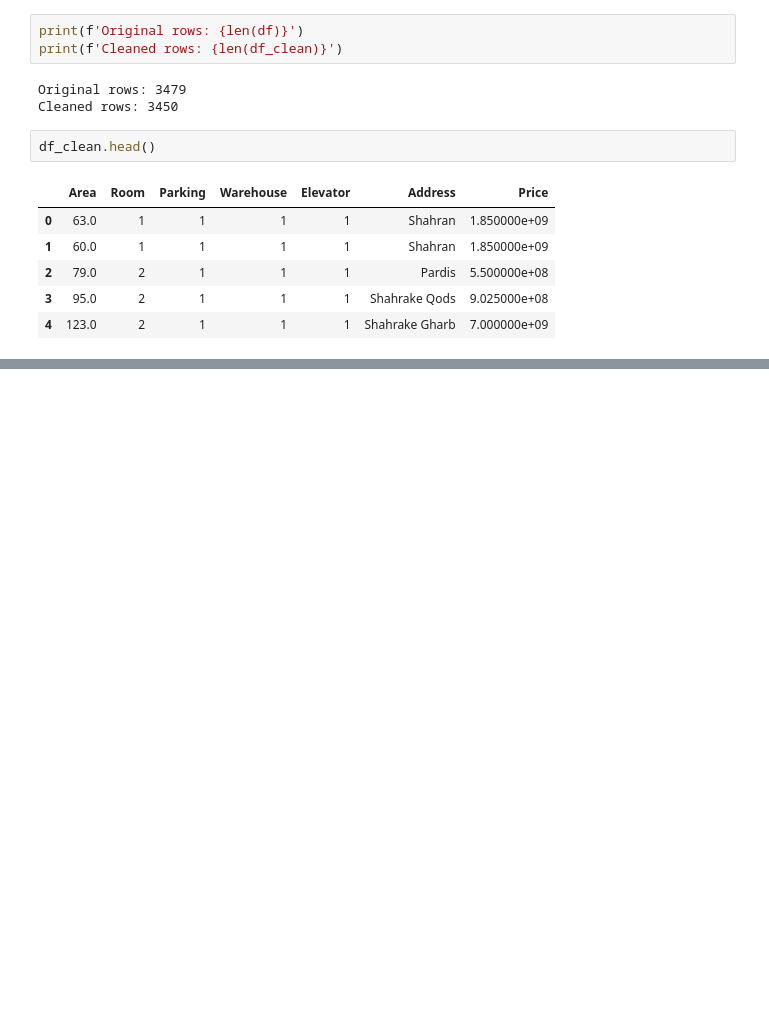
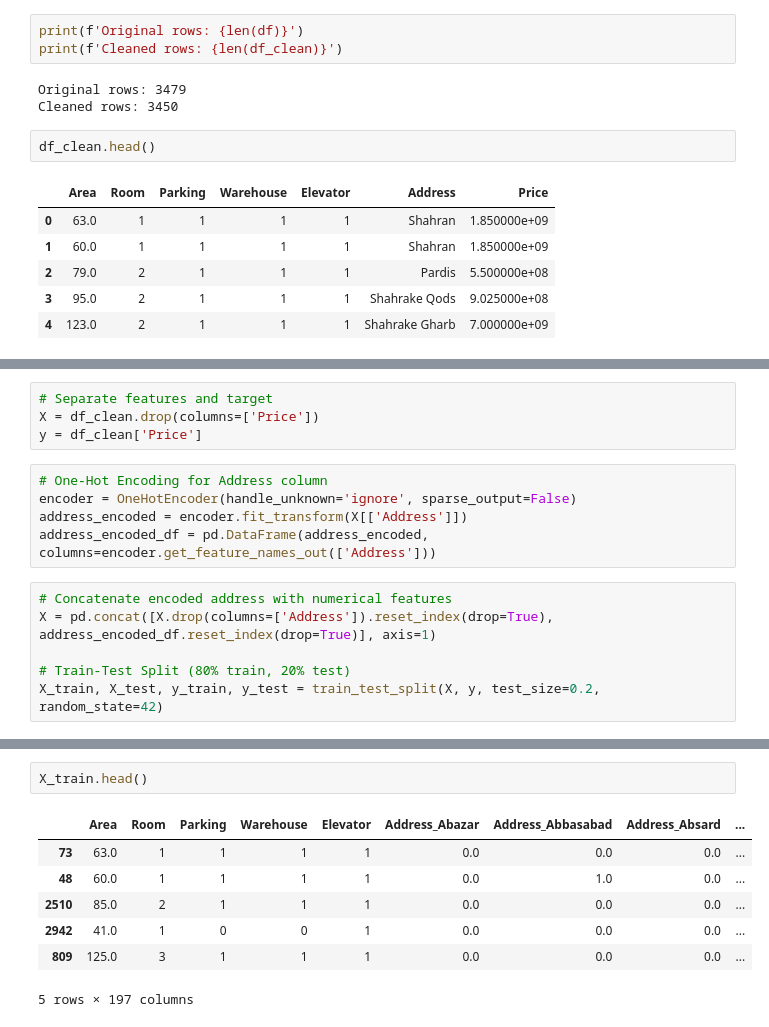
Before and after one commit to fatiimahoseini/House-Price-Prediction-Tehran, a Jupyter notebook: notebooks/EDA_Modeling.ipynb, the cells around one changed output, grey strips where cells are left out. Cells and saved outputs as stored; diff of their text form; blank space fills up the shorter version.

Commit message:
Feature Engineering and Train-Test Split

```diff
--- a/notebooks/EDA_Modeling.ipynb
+++ b/notebooks/EDA_Modeling.ipynb
@@ -216,0 +230,15 @@ df_clean.head()
+# %%
+# Separate features and target
+X = df_clean.drop(columns=['Price'])
+y = df_clean['Price']
+# %%
+# One-Hot Encoding for Address column
+encoder = OneHotEncoder(handle_unknown='ignore', sparse_output=False)
+address_encoded = encoder.fit_transform(X[['Address']])
+address_encoded_df = pd.DataFrame(address_encoded, columns=encoder.get_feature_names_out(['Address']))
+# %%
+# Concatenate encoded address with numerical features
+X = pd.concat([X.drop(columns=['Address']).reset_index(drop=True), address_encoded_df.reset_index(drop=True)], axis=1)
+
+# Train-Test Split (80% train, 20% test)
+X_train, X_test, y_train, y_test = train_test_split(X, y, test_size=0.2, random_state=42)
@@ -216,0 +255,10 @@ df_clean.head()
+# %%
+X_train.head()
+# %% [output]
+|  | Area | Room | Parking | Warehouse | Elevator | Address_Abazar | Address_Abbasabad | Address_Absard | ... |
+| 73 | 63.0 | 1 | 1 | 1 | 1 | 0.0 | 0.0 | 0.0 | ... |
+| 48 | 60.0 | 1 | 1 | 1 | 1 | 0.0 | 1.0 | 0.0 | ... |
+| 2510 | 85.0 | 2 | 1 | 1 | 1 | 0.0 | 0.0 | 0.0 | ... |
+| 2942 | 41.0 | 1 | 0 | 0 | 1 | 0.0 | 0.0 | 0.0 | ... |
+| 809 | 125.0 | 3 | 1 | 1 | 1 | 0.0 | 0.0 | 0.0 | ... |
+5 rows × 197 columns
```
Also changed, not shown: parts of 3 cells of this notebook.
